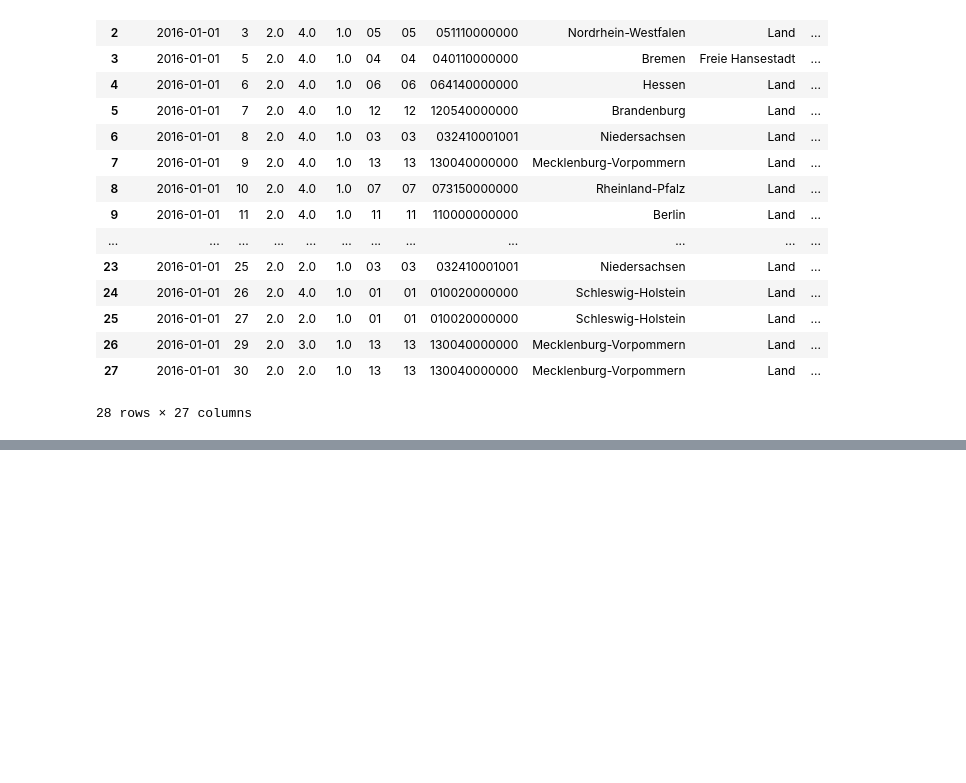
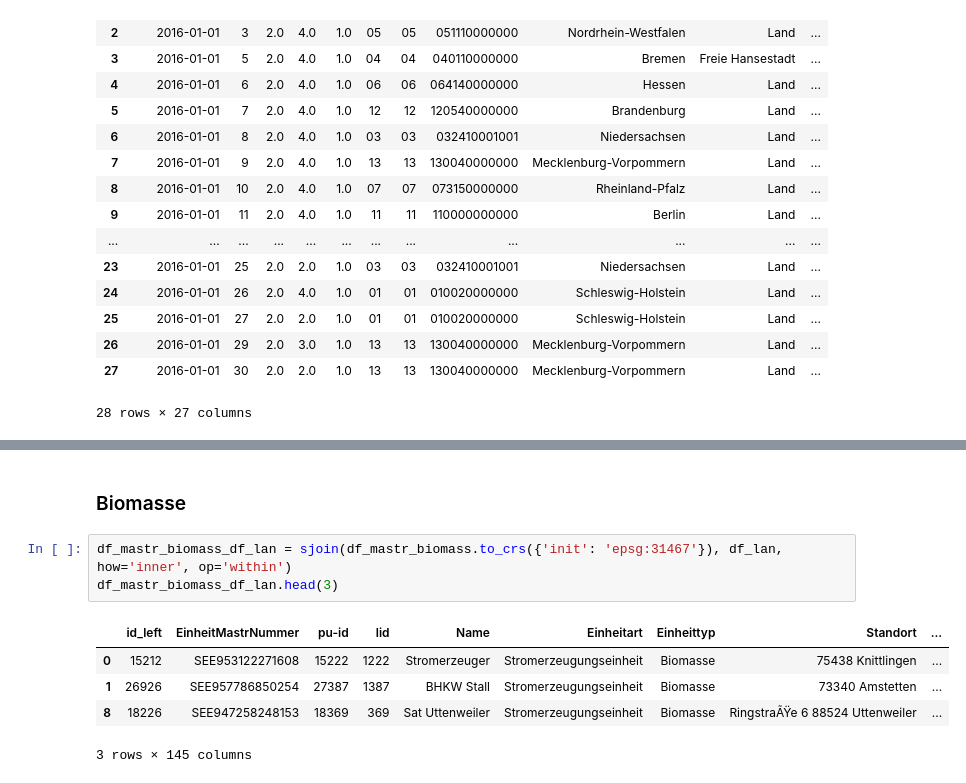
Before and after one commit to OpenEnergyPlatform/open-MaStR, a Jupyter notebook: postprocessing/OEP-oedialect_MaStR_analyse.ipynb, the cells around one changed output, grey strips where cells are left out. Saved outputs shown, nothing was run; the diff lists cells and outputs as text; blank space fills up the shorter version.

```diff
--- a/postprocessing/OEP-oedialect_MaStR_analyse.ipynb
+++ b/postprocessing/OEP-oedialect_MaStR_analyse.ipynb
@@ -536,0 +539,11 @@ df_mastr_wind_deu_sum.plot(column='Bruttoleistung', cmap='Greens', label='Capaci
+# %% [markdown]
+### Biomasse
+# %%
+df_mastr_biomass_df_lan = sjoin(df_mastr_biomass.to_crs({'init': 'epsg:31467'}), df_lan, how='inner', op='within')
+df_mastr_biomass_df_lan.head(3)
+# %% [output]
+|  | id_left | EinheitMastrNummer | pu-id | lid | Name | Einheitart | Einheittyp | Standort | ... |
+| 0 | 15212 | SEE953122271608 | 15222 | 1222 | Stromerzeuger | Stromerzeugungseinheit | Biomasse | 75438 Knittlingen | ... |
+| 1 | 26926 | SEE957786850254 | 27387 | 1387 | BHKW Stall | Stromerzeugungseinheit | Biomasse | 73340 Amstetten | ... |
+| 8 | 18226 | SEE947258248153 | 18369 | 369 | Sat Uttenweiler | Stromerzeugungseinheit | Biomasse | RingstraÃŸe 6 88524 Uttenweiler | ... |
+3 rows × 145 columns
```
Also changed, not shown: parts of 10 cells of this notebook.
